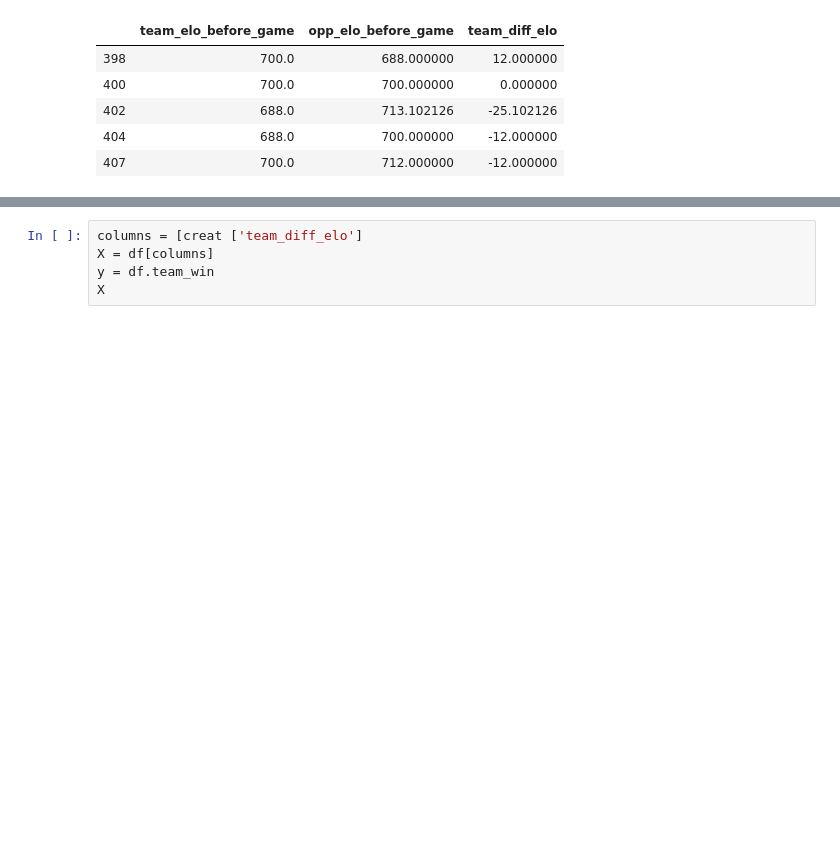
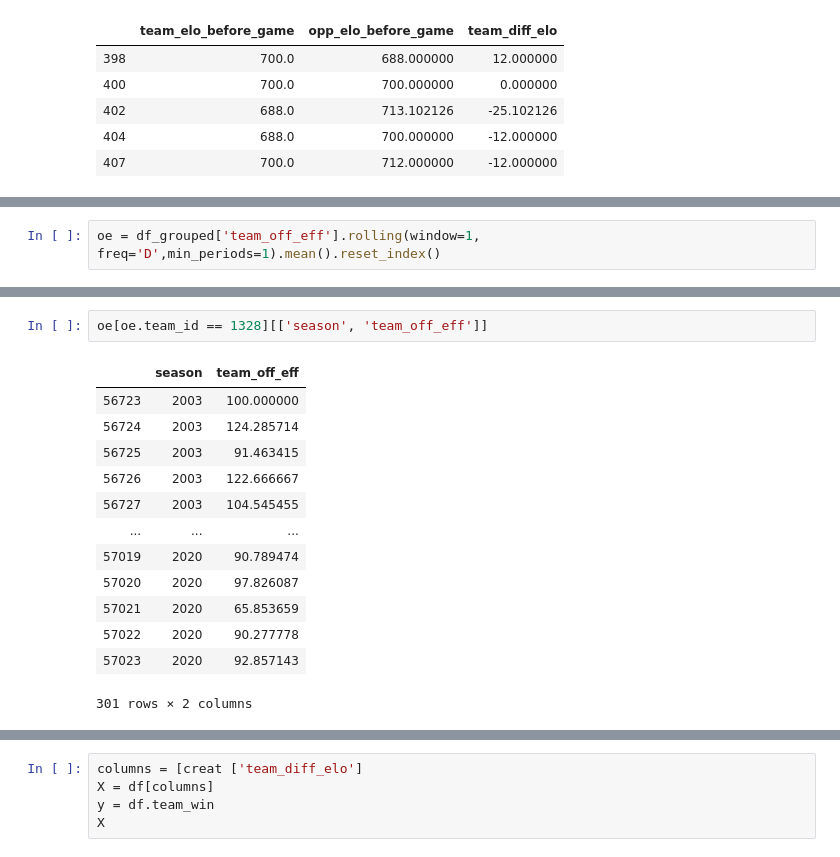
Before and after one commit to crunker99/MarchMadness2020, a Jupyter notebook: Model.ipynb, the cells around one changed output, grey strips where cells are left out. Saved outputs shown, nothing was run; the diff lists cells and outputs as text; blank space fills up the shorter version.

```diff
--- a/Model.ipynb
+++ b/Model.ipynb
@@ -94,0 +80,2 @@ created_columns
+# %%
+oe = df_grouped['team_off_eff'].rolling(window=1, freq='D',min_periods=1).mean().reset_index()
@@ -94,0 +137,16 @@ created_columns
+# %%
+oe[oe.team_id == 1328][['season', 'team_off_eff']]
+# %% [output]
+|  | season | team_off_eff |
+| 56723 | 2003 | 100.000000 |
+| 56724 | 2003 | 124.285714 |
+| 56725 | 2003 | 91.463415 |
+| 56726 | 2003 | 122.666667 |
+| 56727 | 2003 | 104.545455 |
+| ... | ... | ... |
+| 57019 | 2020 | 90.789474 |
+| 57020 | 2020 | 97.826087 |
+| 57021 | 2020 | 65.853659 |
+| 57022 | 2020 | 90.277778 |
+| 57023 | 2020 | 92.857143 |
+301 rows × 2 columns
```
Also changed, not shown: parts of 14 cells of this notebook.
